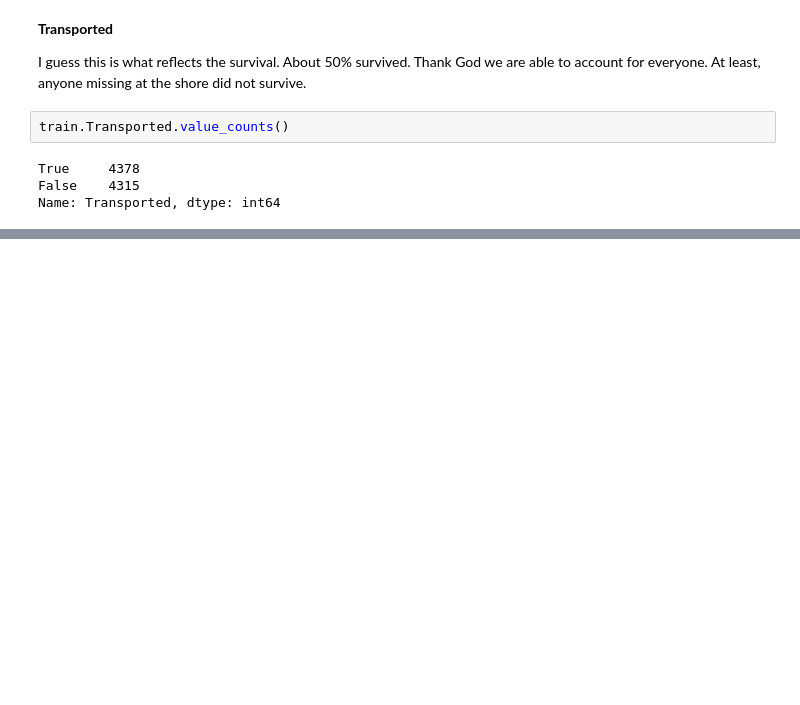
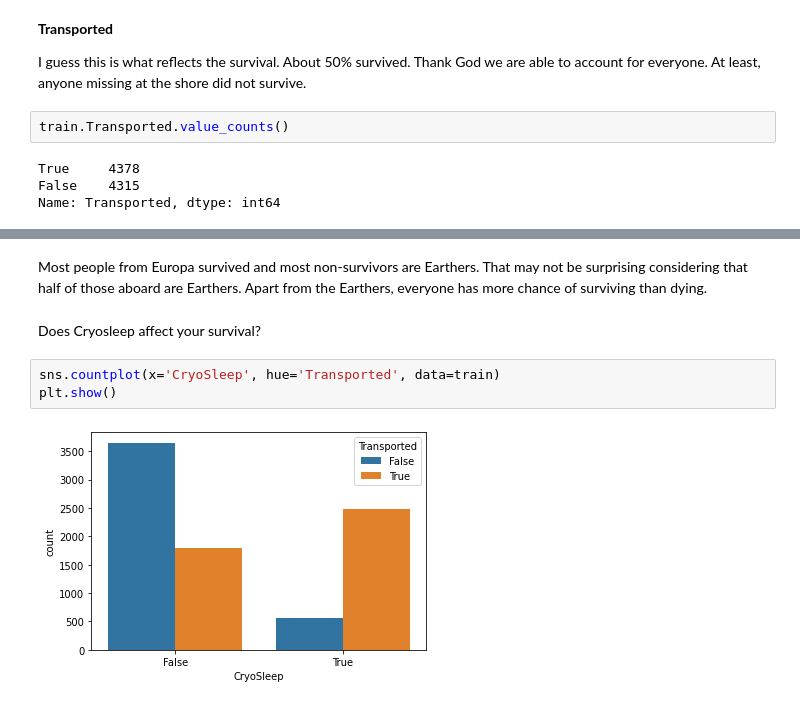
Before and after one commit to TosinPhillip/Spaceship-Titanic-EDA, a Jupyter notebook: Titanic.ipynb, the cells around one changed output, grey strips where cells are left out. Saved outputs shown, nothing was run; the diff lists cells and outputs as text; blank space fills up the shorter version.

```diff
--- a/Titanic.ipynb
+++ b/Titanic.ipynb
@@ -321,0 +335,9 @@ Now, some **EDA's**
+# %% [markdown]
+Most people from Europa survived and most non-survivors are Earthers. That may not be surprising considering that half of those aboard are Earthers. Apart from the Earthers, everyone has more chance of surviving than dying.
+# %% [markdown]
+Does Cryosleep affect your survival?
+# %%
+sns.countplot(x='CryoSleep', hue='Transported', data=train)
+plt.show()
+# %% [output]
+[figure, added]
```
Also changed, not shown: parts of 19 cells of this notebook, 1 other file.
